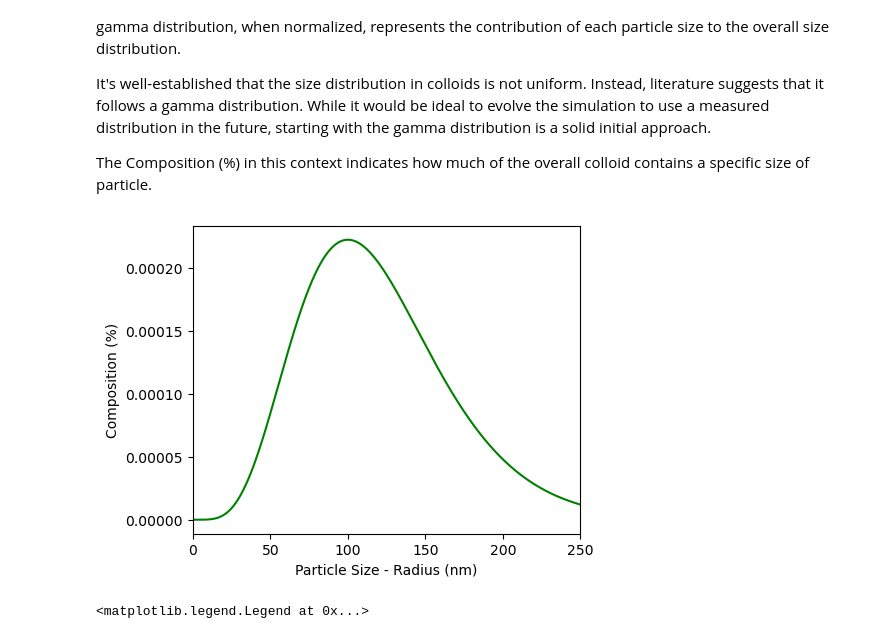
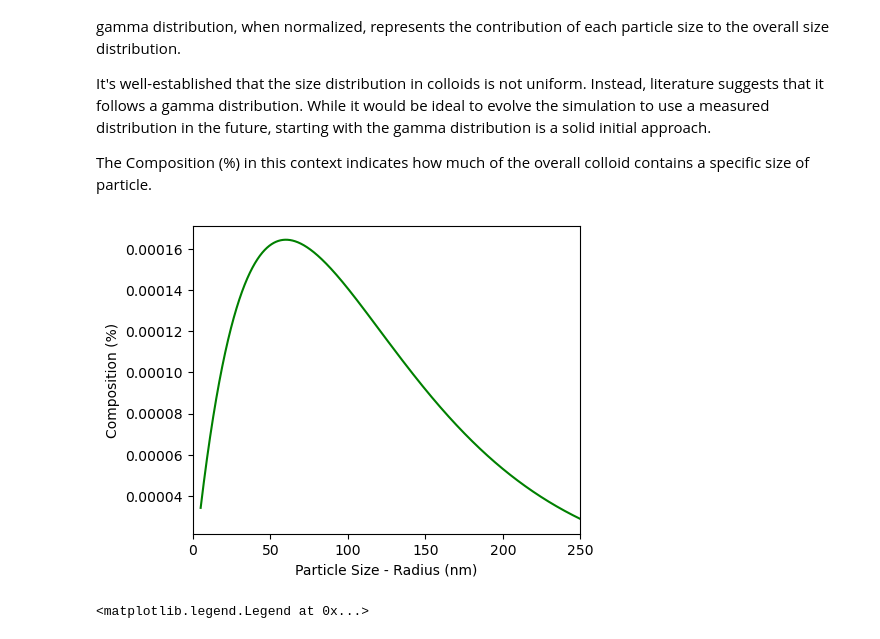
Before and after one commit to williammcmp/Nano-Particle-Playground, a Jupyter notebook: Centrifugation Model.ipynb, the cells around one changed output. Drawn from its saved outputs; the diff is of its cells as text; code cells hidden in the pictures.

```diff
--- a/Centrifugation Model.ipynb
+++ b/Centrifugation Model.ipynb
@@ -244,28 +245,28 @@ The Composition (%) in this context indicates how much of the overall colloid co
 # %%
 # Inital size distribution - gamma distribution
 count = 10000
-size = np.linspace(1,251,count) * 1e-9
+size = np.linspace(5,251,count) * 1e-9
 
-shape_param = 6.0  # shape parameter (k)
-scale_param = 20.0  # scale parameter (theta)
+shape_param = 2  # shape parameter (k)
+scale_param = 60  # scale parameter (theta)
 
 probability = gamma.pdf(size * 1e9, shape_param, scale=scale_param)
 
 # Normalize the probability
 probability /= np.sum(probability)
 
 fig, ax = plt.subplots(figsize=(5,4))
 ax.plot(size*1e9, probability, color='Green')
 
 ax.set_xlim([0,250])
 # ax.set_ylim([0,1.1])
 
 ax.set_xlabel("Particle Size - Radius (nm)")
 ax.set_ylabel("Composition (%)")
 
 plt.show(fig)
 # %% [output]
-[figure, old version]
+[figure, new version]
 # %%
 # How does the distribution supernate and pallets of the particles over multiple runs change.
 runs = 3
```
Also changed, not shown: parts of 9 cells of this notebook.
